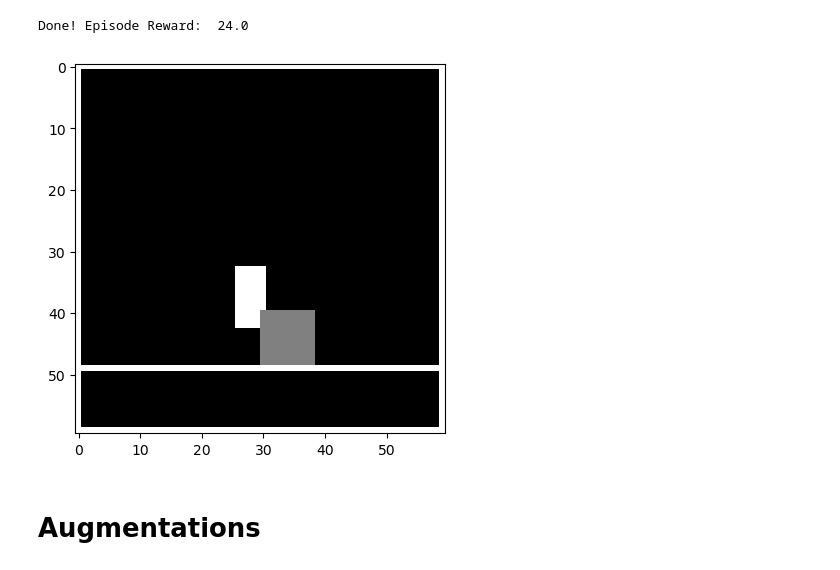
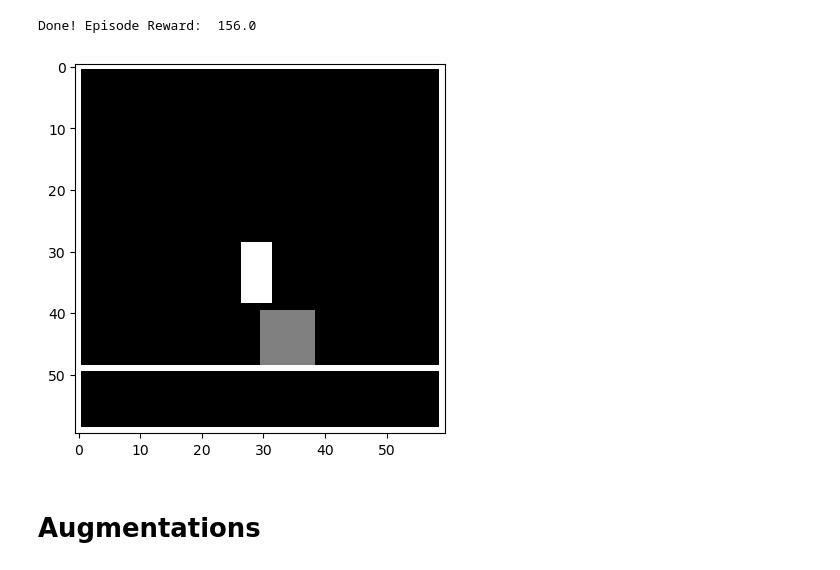
Before and after one commit to manusimidt/jku_master_thesis, a Jupyter notebook: jumping/visualize_augmentations.ipynb, the cells around one changed output. Drawn from its saved outputs; the diff is of its cells as text; code cells hidden in the pictures.

```diff
--- a/jumping/visualize_augmentations.ipynb
+++ b/jumping/visualize_augmentations.ipynb
@@ -15,22 +15,26 @@ env =  VanillaEnv()
 # %%
 done = False
 rewards = []
 frames_arr = []
 
 state = env.reset()
+step = 0
 while not done:
-    action = np.random.randint(low=0, high=2)
+    # action = np.random.randint(low=0, high=2)
+    action = 1 if step == 16 else 0
     next_state, r, done, info = env.step(action)
     rewards.append(r)
     frames_arr.append(np.expand_dims(np.flipud(state.squeeze()), axis=0))
     state = next_state
+    step += 1
     if done:
         print("Done! Episode Reward: ", np.sum(rewards))
-        plt.imshow(np.flipud(state.squeeze()), cmap='gray', vmin=0., vmax=1.)
+        plt.imshow(frames_arr[27].squeeze(), cmap='gray', vmin=0., vmax=1.)
+        # plt.savefig('out.pdf')
         break
 # %% [output]
-Done! Episode Reward:  24.0
+Done! Episode Reward:  156.0
-[figure, old version]
+[figure, new version]
 # %% [markdown]
 # Augmentations
 # %%
```
Also changed, not shown: 4 other files.
